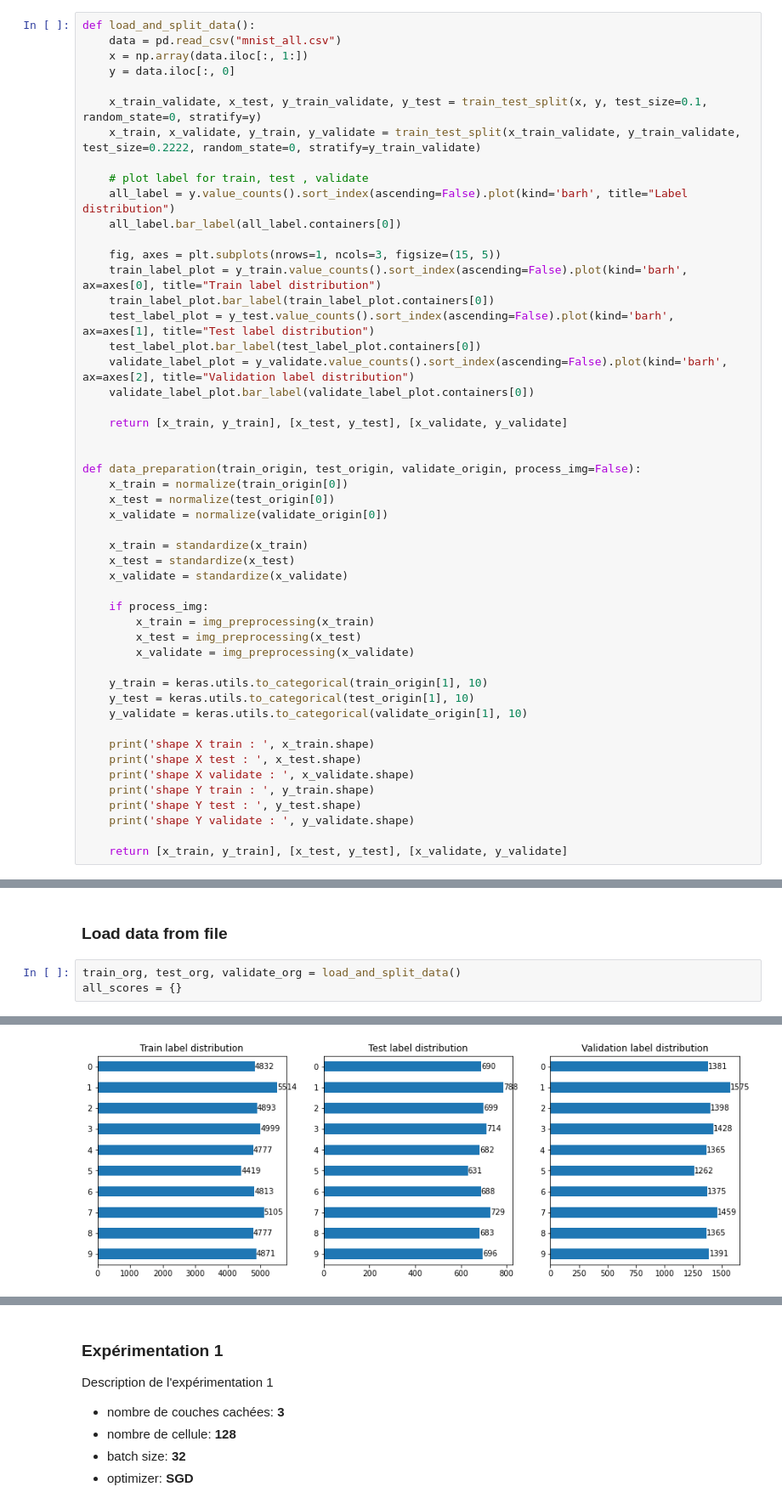
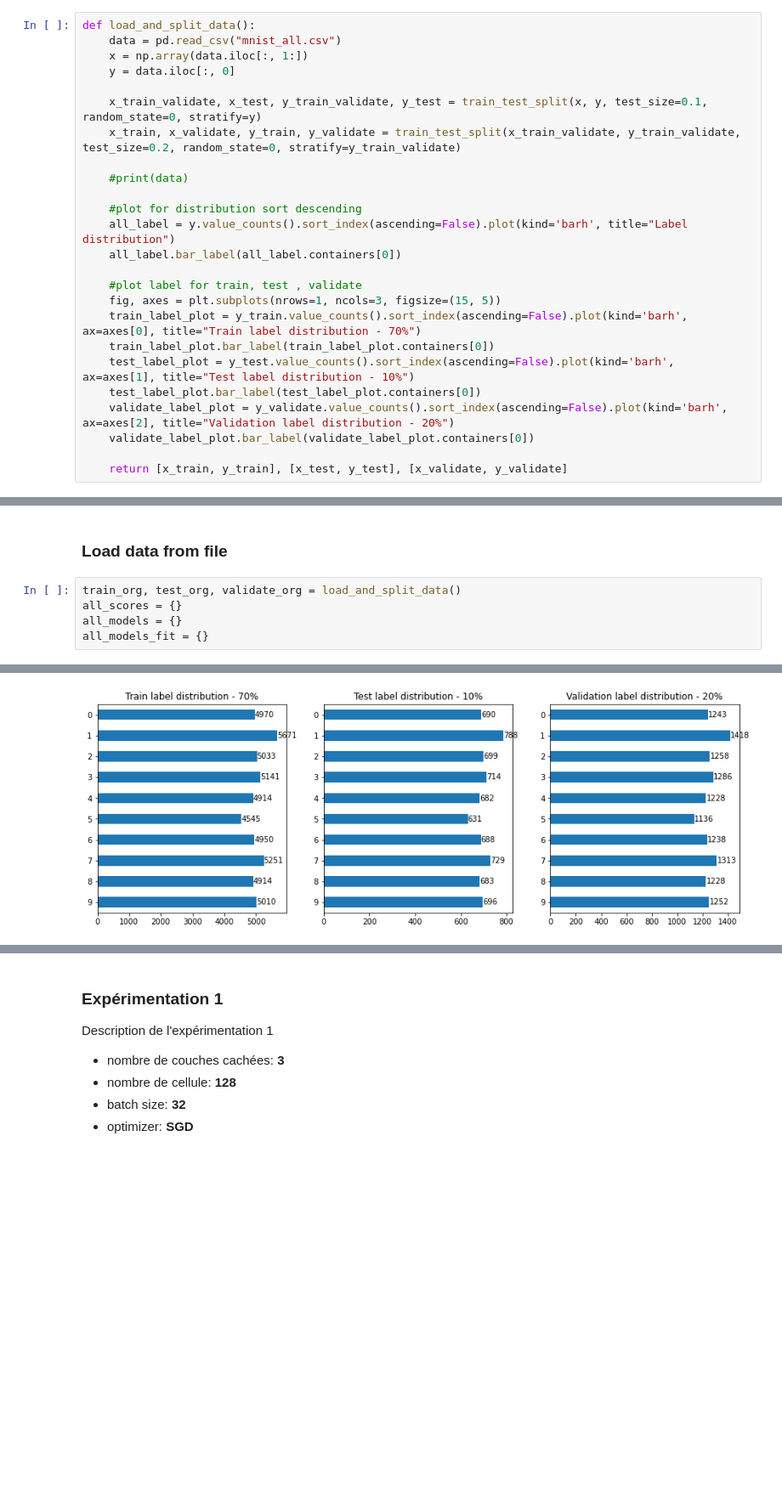
Before and after one commit to hibiga/MLP---MNIST, a Jupyter notebook: RDN.ipynb, the cells around one changed output, grey strips where cells are left out. Shown: that part at 85% size. Saved outputs shown, nothing was run; the diff lists cells and outputs as text; blank space fills up the shorter version.

```diff
--- a/RDN.ipynb
+++ b/RDN.ipynb
@@ -171,46 +284,21 @@ def load_and_split_data():
     y = data.iloc[:, 0]
 
     x_train_validate, x_test, y_train_validate, y_test = train_test_split(x, y, test_size=0.1, random_state=0, stratify=y)
-    x_train, x_validate, y_train, y_validate = train_test_split(x_train_validate, y_train_validate, test_size=0.2222, random_state=0, stratify=y_train_validate)
+    x_train, x_validate, y_train, y_validate = train_test_split(x_train_validate, y_train_validate, test_size=0.2, random_state=0, stratify=y_train_validate)
 
-    # plot label for train, test , validate
+    #print(data)
+
+    #plot for distribution sort descending
     all_label = y.value_counts().sort_index(ascending=False).plot(kind='barh', title="Label distribution")
     all_label.bar_label(all_label.containers[0])
 
+    #plot label for train, test , validate
     fig, axes = plt.subplots(nrows=1, ncols=3, figsize=(15, 5))
-    train_label_plot = y_train.value_counts().sort_index(ascending=False).plot(kind='barh', ax=axes[0], title="Train label distribution")
+    train_label_plot = y_train.value_counts().sort_index(ascending=False).plot(kind='barh', ax=axes[0], title="Train label distribution - 70%")
     train_label_plot.bar_label(train_label_plot.containers[0])
-    test_label_plot = y_test.value_counts().sort_index(ascending=False).plot(kind='barh', ax=axes[1], title="Test label distribution")
+    test_label_plot = y_test.value_counts().sort_index(ascending=False).plot(kind='barh', ax=axes[1], title="Test label distribution - 10%")
     test_label_plot.bar_label(test_label_plot.containers[0])
-    validate_label_plot = y_validate.value_counts().sort_index(ascending=False).plot(kind='barh', ax=axes[2], title="Validation label distribution")
+    validate_label_plot = y_validate.value_counts().sort_index(ascending=False).plot(kind='barh', ax=axes[2], title="Validation label distribution - 20%")
     validate_label_plot.bar_label(validate_label_plot.containers[0])
 
     return [x_train, y_train], [x_test, y_test], [x_validate, y_validate]
-
-
-def data_preparation(train_origin, test_origin, validate_origin, process_img=False):
-    x_train = normalize(train_origin[0])
-    x_test = normalize(test_origin[0])
-    x_validate = normalize(validate_origin[0])
-
-    x_train = standardize(x_train)
-    x_test = standardize(x_test)
-    x_validate = standardize(x_validate)
-
-    if process_img:
-        x_train = img_preprocessing(x_train)
-        x_test = img_preprocessing(x_test)
-        x_validate = img_preprocessing(x_validate)
-
-    y_train = keras.utils.to_categorical(train_origin[1], 10)
-    y_test = keras.utils.to_categorical(test_origin[1], 10)
-    y_validate = keras.utils.to_categorical(validate_origin[1], 10)
-
-    print('shape X train : ', x_train.shape)
-    print('shape X test : ', x_test.shape)
-    print('shape X validate : ', x_validate.shape)
-    print('shape Y train : ', y_train.shape)
-    print('shape Y test : ', y_test.shape)
-    print('shape Y validate : ', y_validate.shape)
-
-    return [x_train, y_train], [x_test, y_test], [x_validate, y_validate]
@@ -308,9 +346,11 @@ def display_errors(label_pred, label_test, data_test):
 # %%
 train_org, test_org, validate_org = load_and_split_data()
 all_scores = {}
+all_models = {}
+all_models_fit = {}
 # %% [output]
 [figure]
-[figure, old version]
+[figure, new version]
 # %%
 train, test, validate = data_preparation(train_org, test_org, validate_org, process_img=False)
 # %% [output]
```
Also changed, not shown: parts of 54 cells of this notebook.
